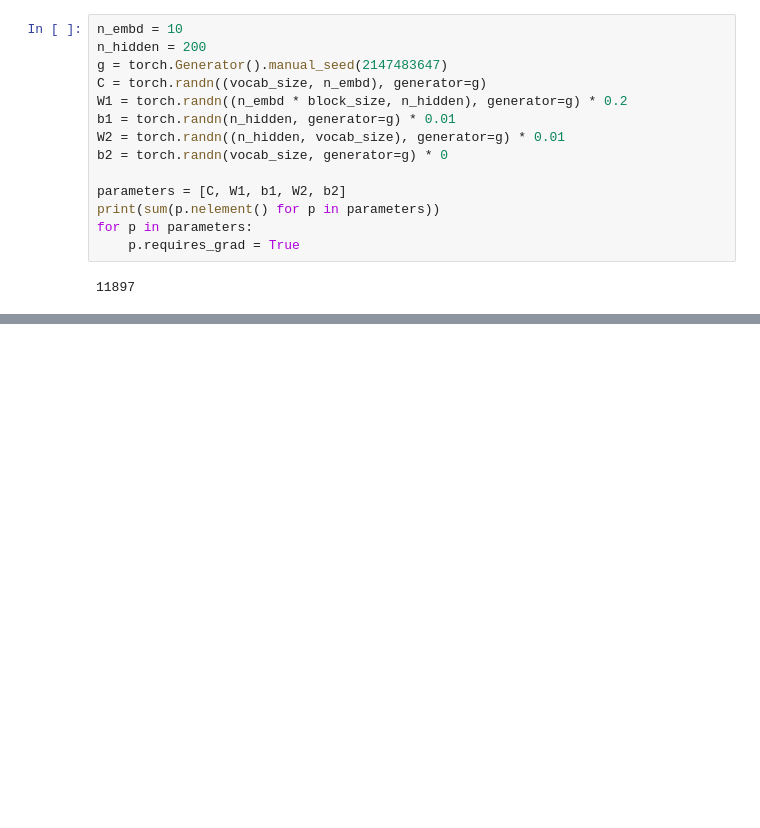
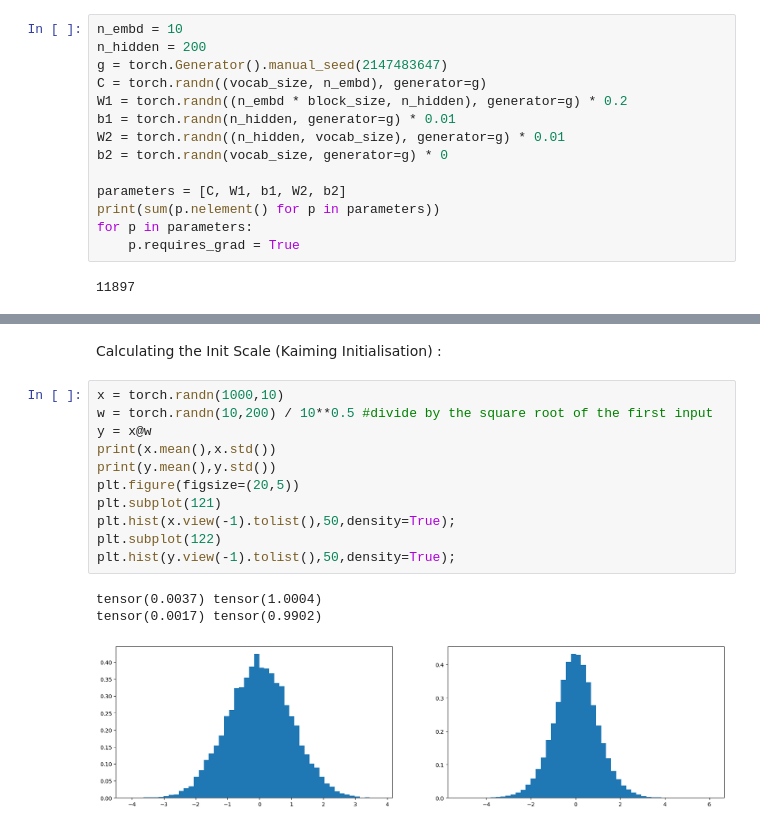
Before and after one commit to saketrama-v/MakeMore_III, a Jupyter notebook: MakeMore_III.ipynb, the cells around one changed output, grey strips where cells are left out. Drawn from its saved outputs; the diff is of its cells as text; blank space fills up the shorter version.

Commit message:
refactor: kaiming initialisation

```diff
--- a/MakeMore_III.ipynb
+++ b/MakeMore_III.ipynb
@@ -536,0 +483,17 @@ val 2.1026785373687744
+# %% [markdown]
+Calculating the Init Scale (Kaiming Initialisation) :
+# %%
+x = torch.randn(1000,10)
+w = torch.randn(10,200) / 10**0.5 #divide by the square root of the first input
+y = x@w
+print(x.mean(),x.std())
+print(y.mean(),y.std())
+plt.figure(figsize=(20,5))
+plt.subplot(121)
+plt.hist(x.view(-1).tolist(),50,density=True);
+plt.subplot(122)
+plt.hist(y.view(-1).tolist(),50,density=True);
+# %% [output]
+tensor(0.0037) tensor(1.0004)
+tensor(0.0017) tensor(0.9902)
+[figure, added]
```
Also changed, not shown: parts of 16 cells of this notebook.
